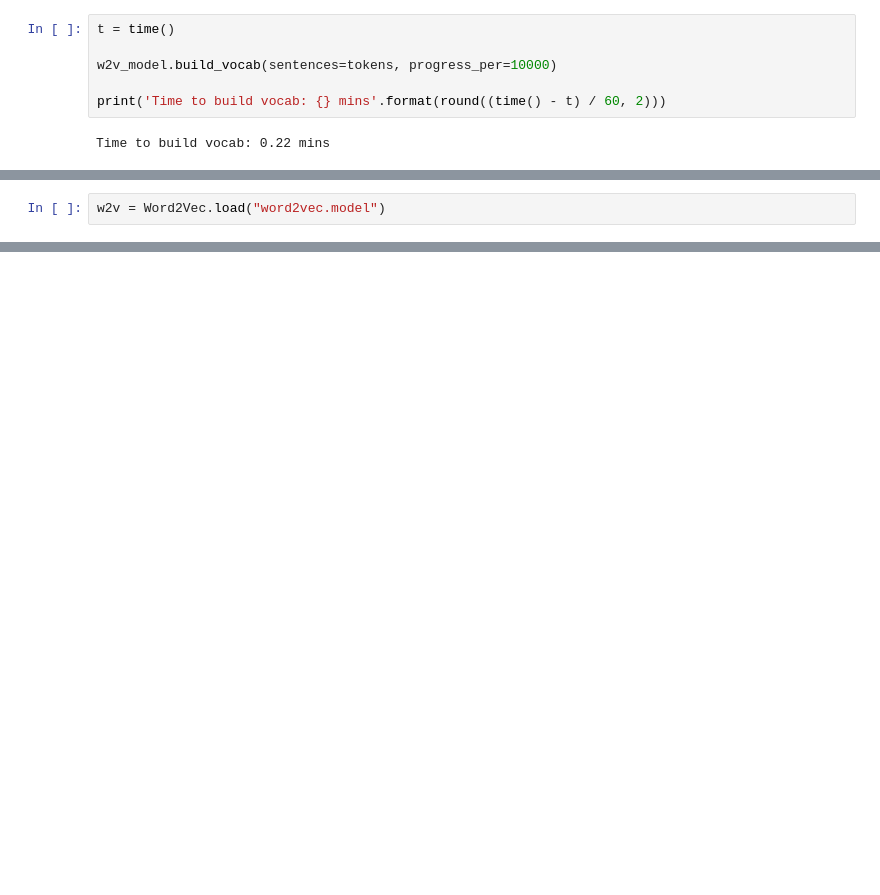
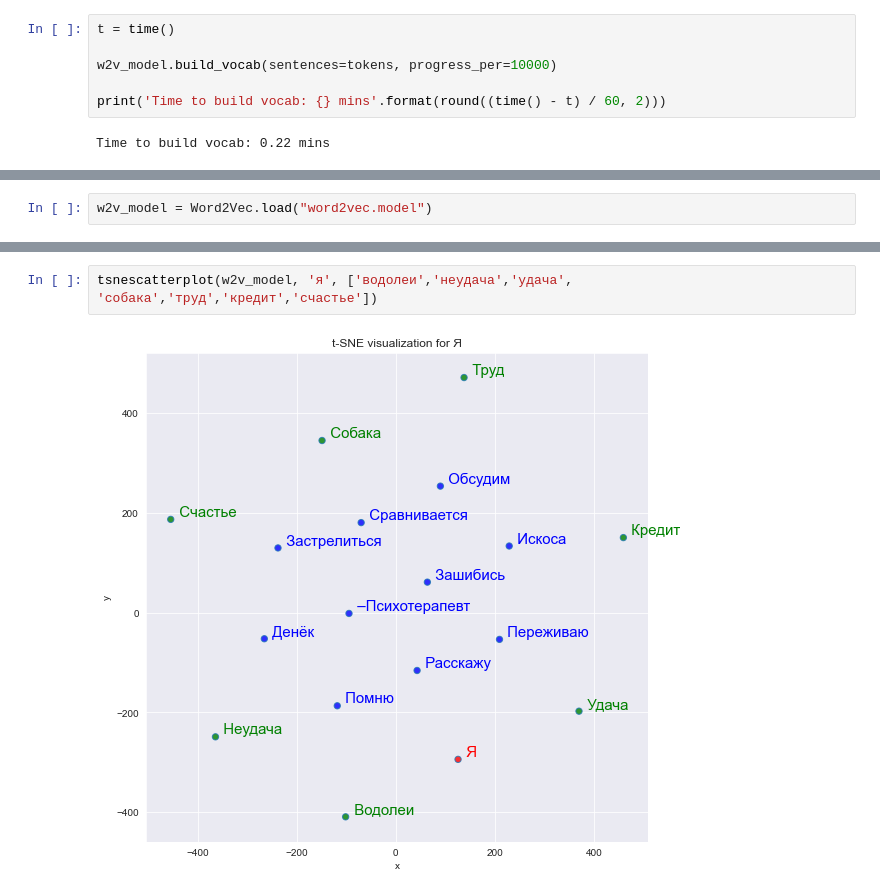
Before and after one commit to ArmageddonReloadedDK/astro, a Jupyter notebook: astroData.ipynb, the cells around one changed output, grey strips where cells are left out. Cells and saved outputs as stored; diff of their text form; blank space fills up the shorter version.

Commit message:
addee t-sne visual and half neural model

```diff
--- a/astroData.ipynb
+++ b/astroData.ipynb
@@ -95,2 +76,2 @@ Time to train the model: 23.39 mins
 # %%
-w2v = Word2Vec.load("word2vec.model")
+w2v_model = Word2Vec.load("word2vec.model")
@@ -219,0 +188,4 @@ array([ 1.2225144 ,  1.0179412 , -0.99135494,  1.9261177 , -1.511971  ,
+# %%
+tsnescatterplot(w2v_model, 'я', ['водолеи','неудача','удача', 'собака','труд','кредит','счастье'])
+# %% [output]
+[figure, added]
```
Also changed, not shown: parts of 31 cells of this notebook, 1 other file.
